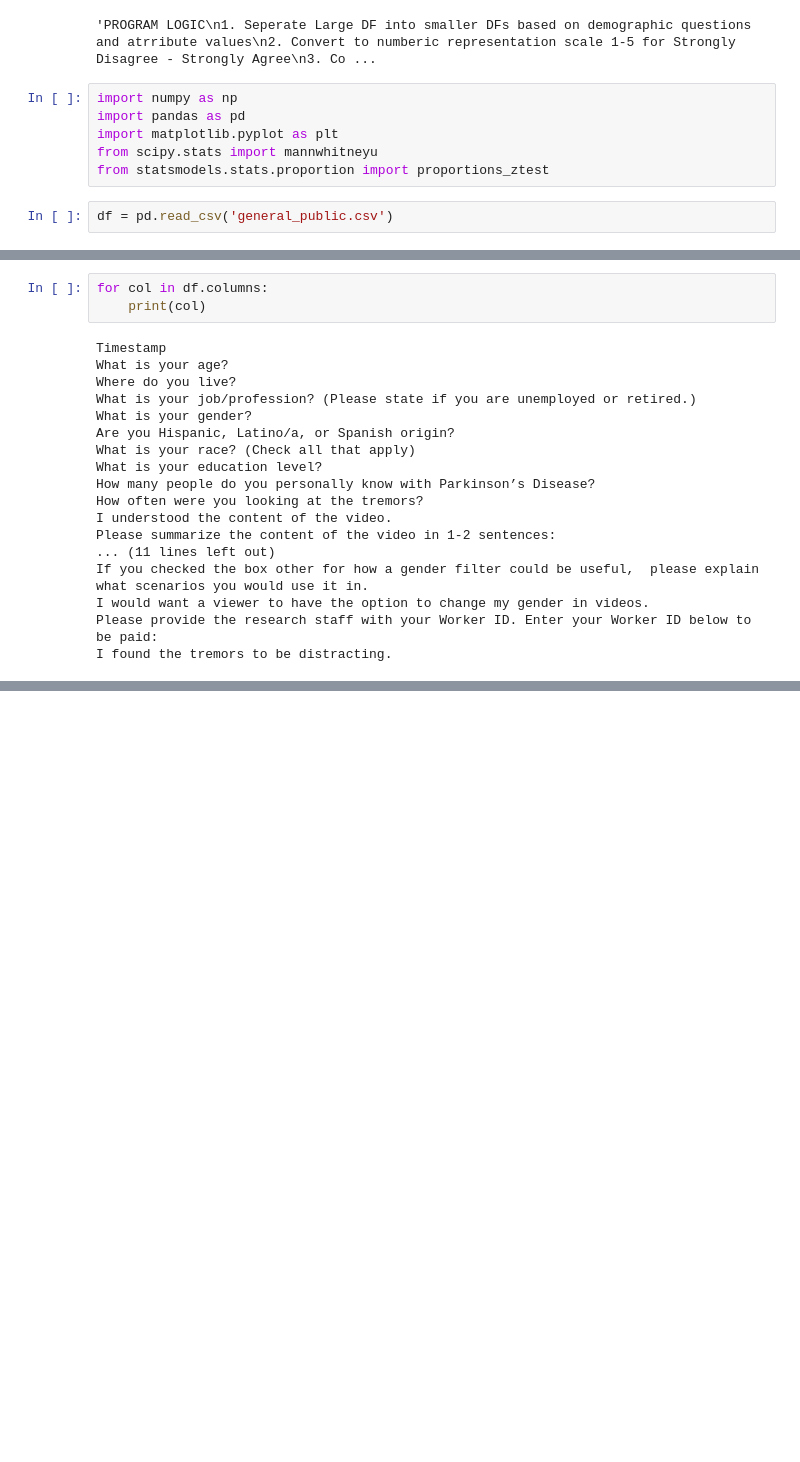
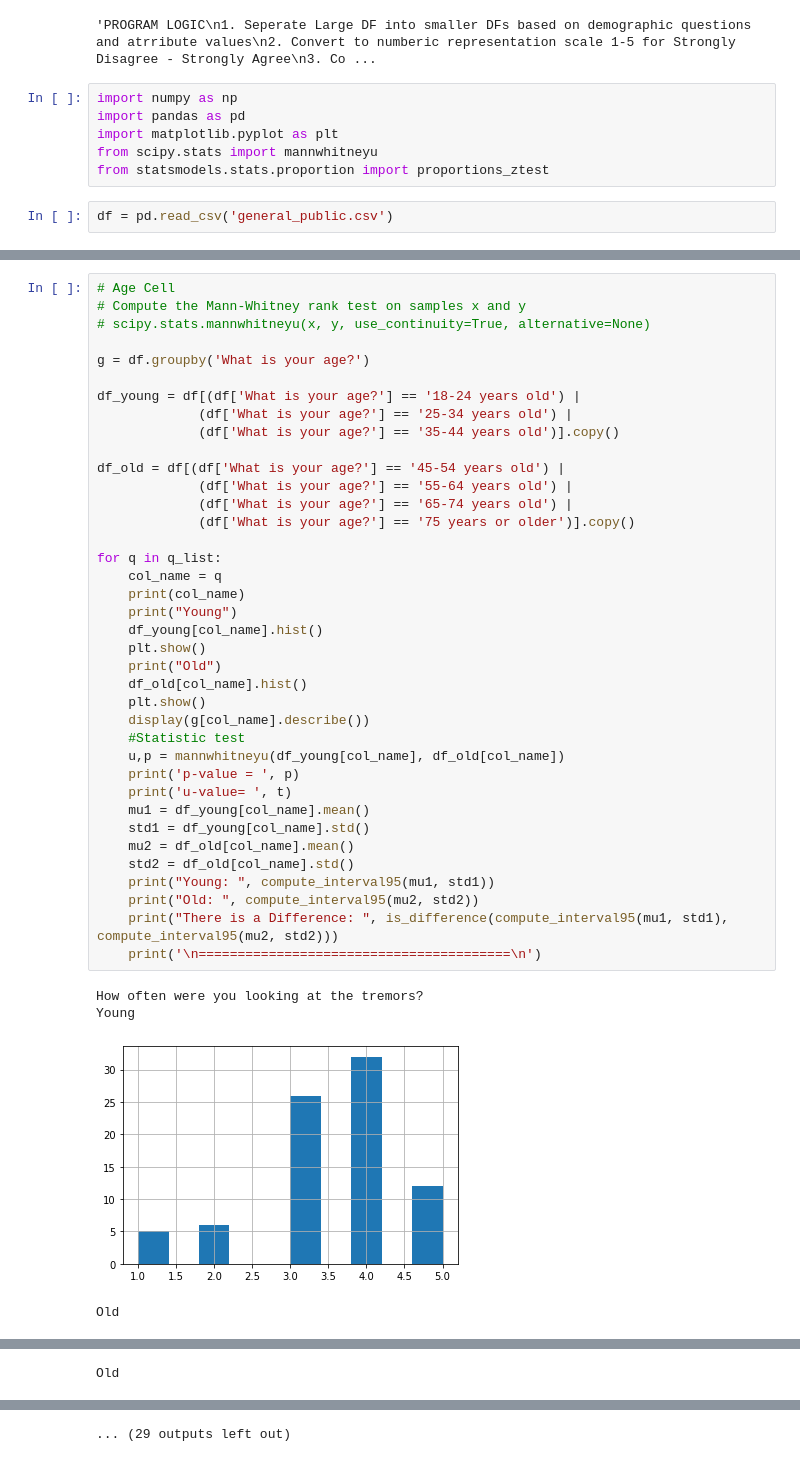
Before and after one commit to kurtishaut/PD_Video_Filtering, a Jupyter notebook: Survey Analysis.ipynb, the cells around one changed output, grey strips where cells are left out. Cells and saved outputs as stored; diff of their text form; blank space fills up the shorter version.

```diff
--- a/Survey Analysis.ipynb
+++ b/Survey Analysis.ipynb
@@ -194,21 +252,43 @@ T:  -0.7359800721939868 P:  0.4617428253910867
-# %%
-for col in df.columns:
-    print(col)
-# %% [output]
-Timestamp
-What is your age?
-Where do you live?
-What is your job/profession? (Please state if you are unemployed or retired.)
-What is your gender?
-Are you Hispanic, Latino/a, or Spanish origin?
-What is your race? (Check all that apply)
-What is your education level?
-How many people do you personally know with Parkinson’s Disease?
-How often were you looking at the tremors?
-I understood the content of the video.
-Please summarize the content of the video in 1-2 sentences:
-... (11 lines left out)
-If you checked the box other for how a gender filter could be useful,  please explain what scenarios you would use it in.
-I would want a viewer to have the option to change my gender in videos.
-Please provide the research staff with your Worker ID. Enter your Worker ID below to be paid:
-I found the tremors to be distracting.
+# %%
+# Age Cell
+# Compute the Mann-Whitney rank test on samples x and y
+# scipy.stats.mannwhitneyu(x, y, use_continuity=True, alternative=None)
+
+g = df.groupby('What is your age?')
+
+df_young = df[(df['What is your age?'] == '18-24 years old') |
+             (df['What is your age?'] == '25-34 years old') |
+             (df['What is your age?'] == '35-44 years old')].copy()
+
+df_old = df[(df['What is your age?'] == '45-54 years old') |
+             (df['What is your age?'] == '55-64 years old') |
+             (df['What is your age?'] == '65-74 years old') |
+             (df['What is your age?'] == '75 years or older')].copy()
+
+for q in q_list:
+    col_name = q
+    print(col_name)
+    print("Young")
+    df_young[col_name].hist()
+    plt.show()
+    print("Old")
+    df_old[col_name].hist()
+    plt.show()
+    display(g[col_name].describe())
+    #Statistic test
+    u,p = mannwhitneyu(df_young[col_name], df_old[col_name])
+    print('p-value = ', p)
+    print('u-value= ', t)
+    mu1 = df_young[col_name].mean()
+    std1 = df_young[col_name].std()
+    mu2 = df_old[col_name].mean()
+    std2 = df_old[col_name].std()
+    print("Young: ", compute_interval95(mu1, std1))
+    print("Old: ", compute_interval95(mu2, std2))
+    print("There is a Difference: ", is_difference(compute_interval95(mu1, std1), compute_interval95(mu2, std2)))
+    print('\n========================================\n')
+# %% [output]
+How often were you looking at the tremors?
+Young
+[figure, added]
+Old
@@ -214,0 +315 @@ I found the tremors to be distracting.
+Old
@@ -214,0 +336 @@ I found the tremors to be distracting.
+... (29 outputs left out)
```
Also changed, not shown: parts of 17 cells of this notebook.
